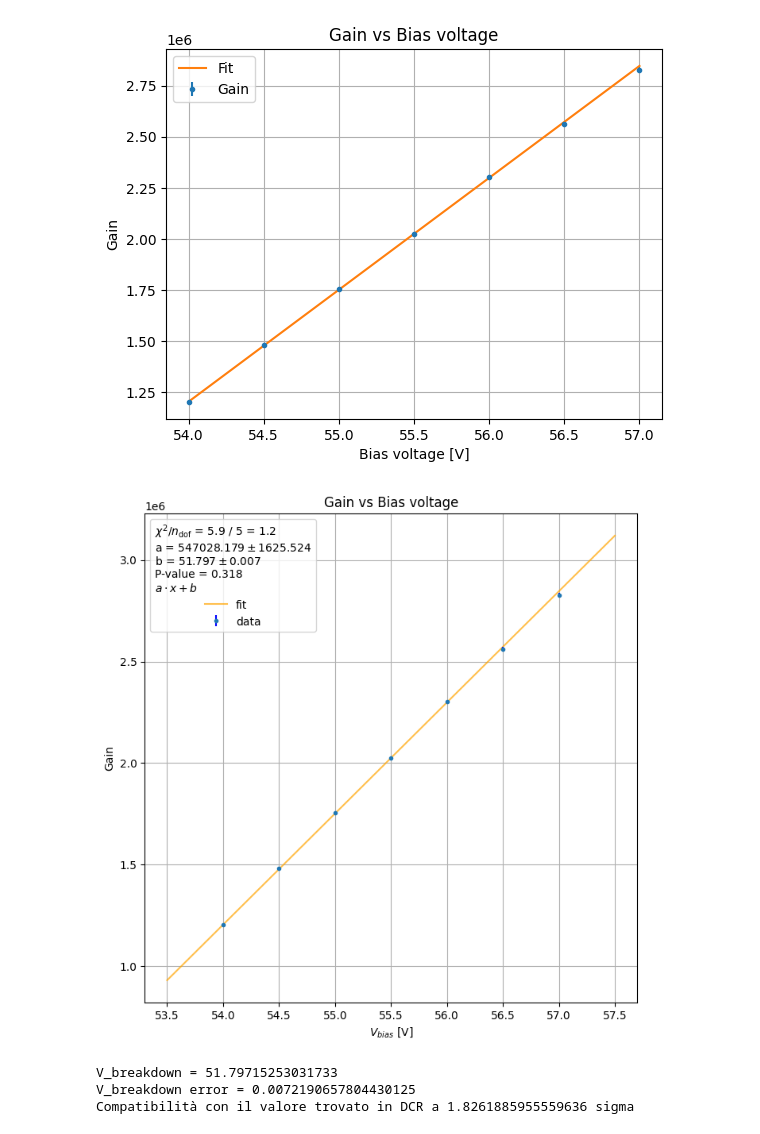
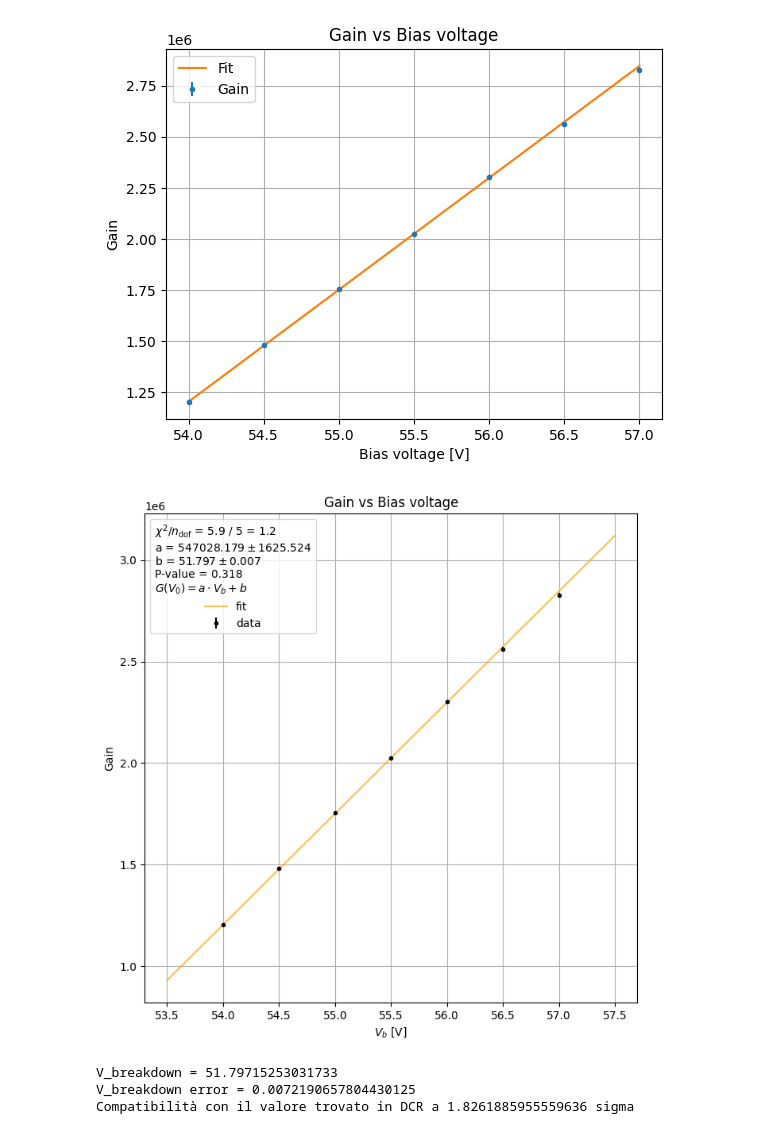
Before and after one commit to civigio/SiPM-opendata, a Jupyter notebook: 1.Caratterizzazione/Gain&ADC/grafici.ipynb, the cells around one changed output. Drawn from its saved outputs; the diff is of its cells as text; code cells hidden in the pictures.

```diff
--- a/1.Caratterizzazione/Gain&ADC/grafici.ipynb
+++ b/1.Caratterizzazione/Gain&ADC/grafici.ipynb
@@ -70,33 +70,33 @@ plt.show()
 # %%
 from scipy.stats import chi2
 import matplotlib.pyplot as plt
 xaxis=np.linspace(53.5, 57.5, 100000)
 plt.figure(figsize=(8,8))
 plt.plot(xaxis, linear_fit(xaxis, *m.values), label="fit", color='orange', alpha=0.7)
-plt.errorbar(vbias, gain, yerr=gain_err, fmt=".", ecolor='Blue', label="data")
+plt.errorbar(vbias, gain, yerr=gain_err, fmt="k.", ecolor='Black', label="data")
 ndof = len(gain) - 2
 p_value = (1. - chi2.cdf (m.fval, df = ndof))
 chi_reduced = m.fval / ndof
 
 # display legend with some fit info
 fit_info = [
     f"$\\chi^2$/$n_\\mathrm{{dof}}$ = {m.fval:.1f} / {ndof:.0f} = {chi_reduced:.1f}",
 ]
 for p, v, e in zip(m.parameters, m.values, m.errors):
     fit_info.append(f"{p} = ${v:.3f} \\pm {e:.3f}$")
 
 fit_info.append(f"P-value = {p_value:.3f}")
-fit_info.append(f"$a \cdot x+b $")
+fit_info.append(f"$G(V_0) = a \cdot V_b + b $")
 plt.legend(title="\n".join(fit_info), frameon=True)
 
 plt.grid(True)
-plt.xlabel("$V_{bias}$ [V]")
+plt.xlabel("$V_{b}$ [V]")
 plt.ylabel("Gain")
 plt.title("Gain vs Bias voltage")
 
-plt.savefig("fit_gain.png", dpi=300)
+plt.savefig("fit_gain.png", dpi=600)
 # %% [output]
-[figure, old version]
+[figure, new version]
 # %%
 brk = m.values['b']
 brk_err = m.errors['b']
```
Also changed, not shown: parts of 2 cells of this notebook, 2 other files.
